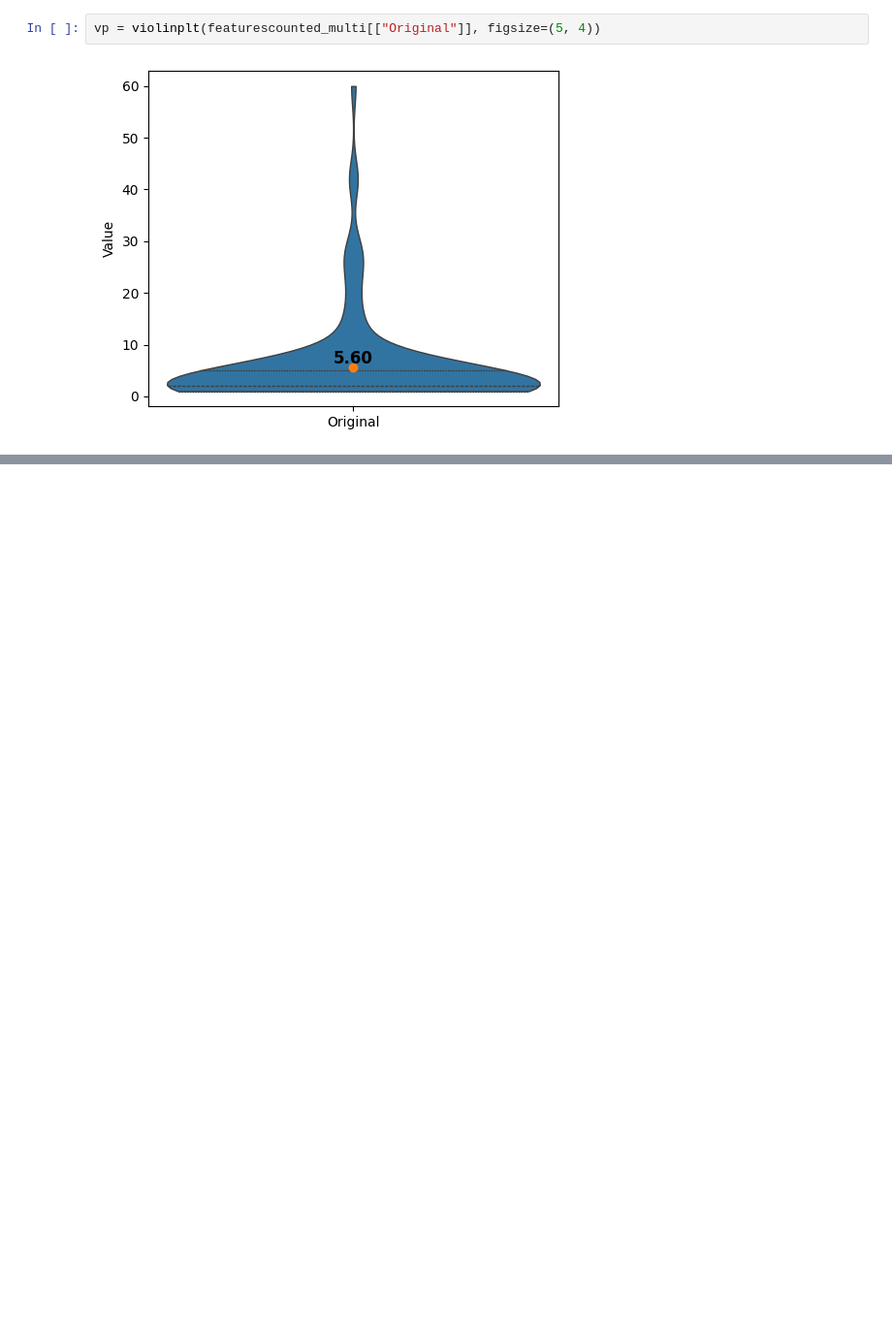
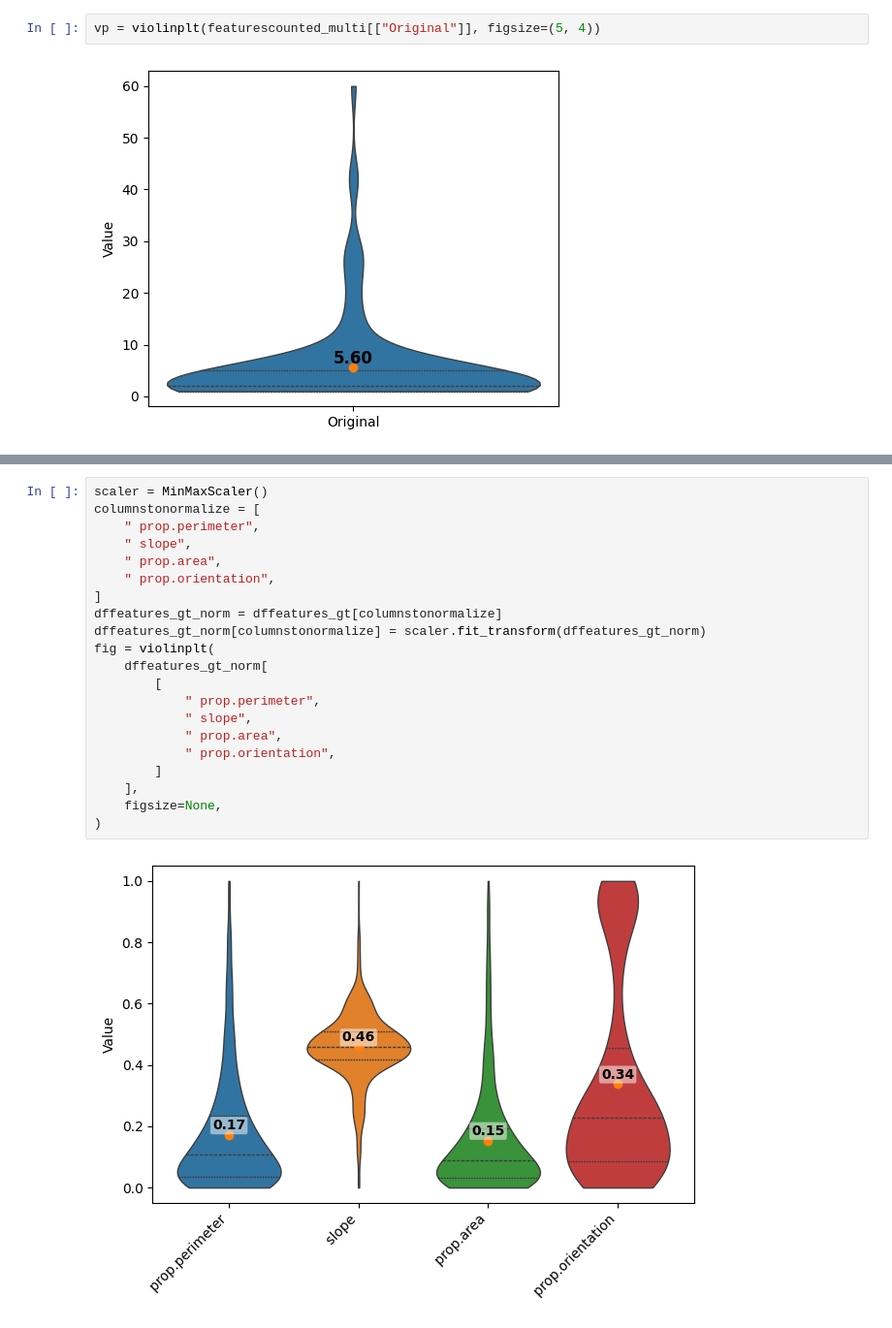
Before and after one commit to sandialabs/pvcracks, a Jupyter notebook: docs/Examples/example_download_run_multisolsegment.ipynb, the cells around one changed output, grey strips where cells are left out. Shown at 97% size. Cells and saved outputs as stored; diff of their text form; blank space fills up the shorter version.

```diff
--- a/docs/Examples/example_download_run_multisolsegment.ipynb
+++ b/docs/Examples/example_download_run_multisolsegment.ipynb
@@ -415,0 +481,23 @@ See the caveats in the documentation: https://pandas.pydata.org/pandas-docs/stab
+# %%
+scaler = MinMaxScaler()
+columnstonormalize = [
+    " prop.perimeter",
+    " slope",
+    " prop.area",
+    " prop.orientation",
+]
+dffeatures_gt_norm = dffeatures_gt[columnstonormalize]
+dffeatures_gt_norm[columnstonormalize] = scaler.fit_transform(dffeatures_gt_norm)
+fig = violinplt(
+    dffeatures_gt_norm[
+        [
+            " prop.perimeter",
+            " slope",
+            " prop.area",
+            " prop.orientation",
+        ]
+    ],
+    figsize=None,
+)
+# %% [output]
+[figure, added]
```
Also changed, not shown: parts of 19 cells of this notebook, 3 other files.
